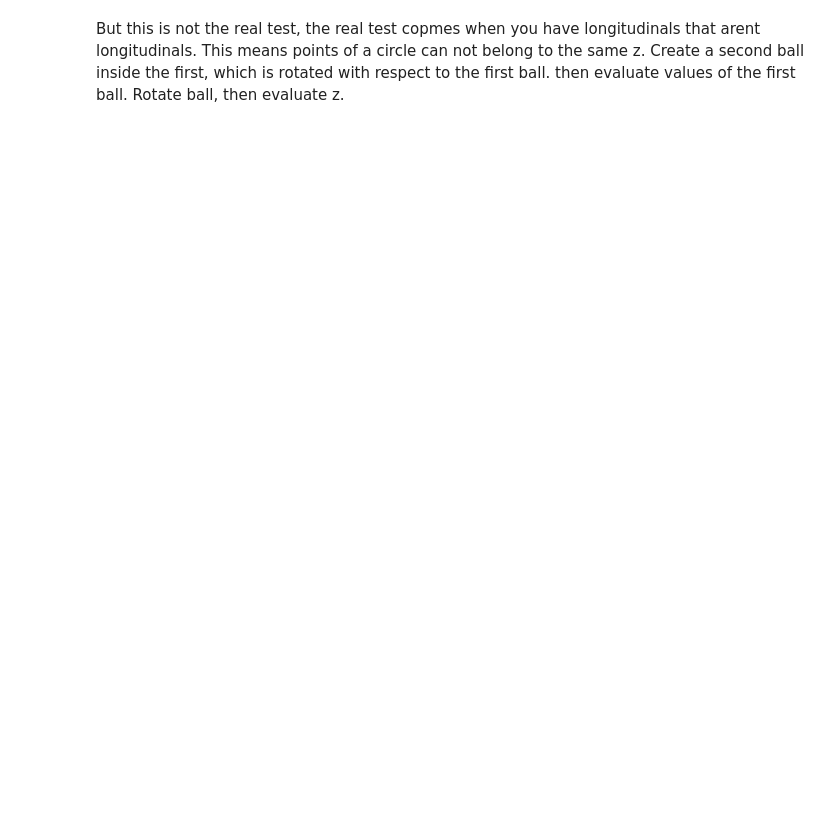
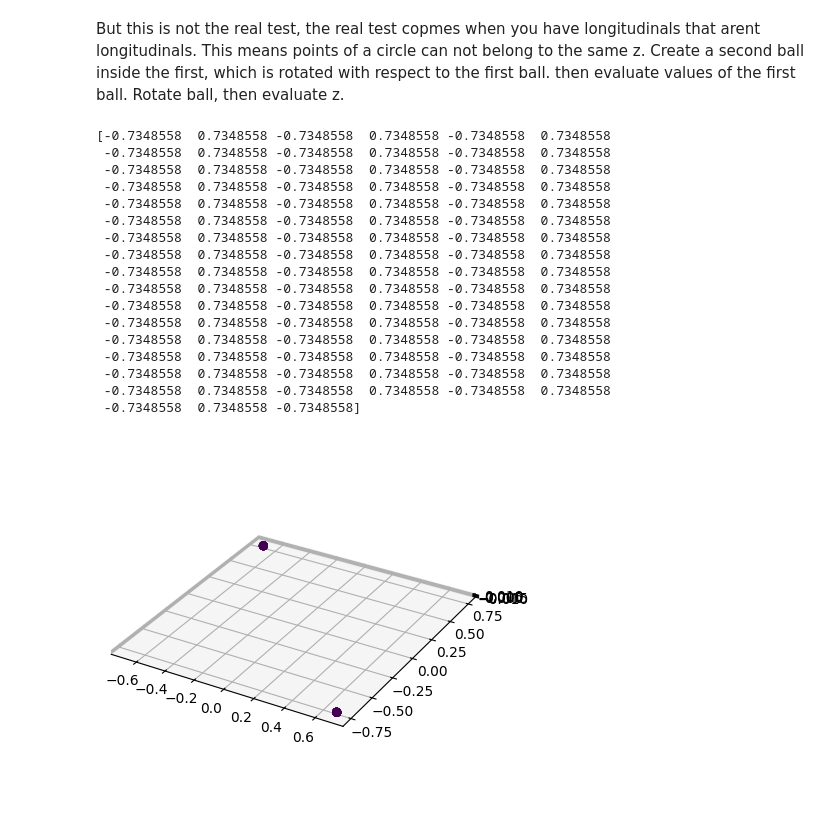
Before and after one commit to JannisErhard/PYSCF-Examples, a Jupyter notebook: Alignment/Plot_3D_With_Surfacevalue.ipynb, the cells around one changed output. Saved outputs shown, nothing was run; the diff lists cells and outputs as text; code cells hidden in the pictures; blank space fills up the shorter version.

```diff
--- a/Alignment/Plot_3D_With_Surfacevalue.ipynb
+++ b/Alignment/Plot_3D_With_Surfacevalue.ipynb
@@ -3,6 +3,17 @@ import numpy as np
 from mpl_toolkits.mplot3d import Axes3D
 # Axes3D import has side effects, it enables using projection='3d' in add_subplot
 import matplotlib.pyplot as plt
+# %%
+def find_similar(points):
+    similar = []
+    for j,point_j in enumerate(points.T):
+        similar_j = []
+        for i,point_i in enumerate(points.T):
+            if (math.isclose(point_i[3], point_j[3])):
+                if i != j:
+                    similar_j.append(i)
+        similar.append(similar_j)
+    return similar
 # %%
 
 def rotation_matrix_arbitrary_axis(axis, angle):
@@ -195,3 +206,41 @@ for j,point_j in enumerate(points.T):
 # %% [markdown]
 
 But this is not the real test, the real test copmes when you have longitudinals that arent  longitudinals. This means points of a circle can not belong to the same z. Create a second ball inside the first, which is rotated with respect to the first ball. then evaluate values of the first ball. Rotate ball, then evaluate z.
+# %%
+similar_points = find_similar(points)
+
+
+
+wiggers = []
+for i in similar_points[0]:
+    wiggers.append(points.T[i,:])
+wiggers = np.asarray(wiggers)
+
+print(wiggers[:,1])
+
+# 3D Plot
+fig = plt.figure()
+ax3D = fig.add_subplot(111, projection='3d')
+p3d = ax3D.scatter(wiggers[:,0], wiggers[:,1], wiggers[:,2], s=30, c=wiggers[:,3], marker='o')
+ax3D.set_aspect('equal')
+
+plt.show()
+# %% [output]
+[-0.7348558  0.7348558 -0.7348558  0.7348558 -0.7348558  0.7348558
+ -0.7348558  0.7348558 -0.7348558  0.7348558 -0.7348558  0.7348558
+ -0.7348558  0.7348558 -0.7348558  0.7348558 -0.7348558  0.7348558
+ -0.7348558  0.7348558 -0.7348558  0.7348558 -0.7348558  0.7348558
+ -0.7348558  0.7348558 -0.7348558  0.7348558 -0.7348558  0.7348558
+ -0.7348558  0.7348558 -0.7348558  0.7348558 -0.7348558  0.7348558
+ -0.7348558  0.7348558 -0.7348558  0.7348558 -0.7348558  0.7348558
+ -0.7348558  0.7348558 -0.7348558  0.7348558 -0.7348558  0.7348558
+ -0.7348558  0.7348558 -0.7348558  0.7348558 -0.7348558  0.7348558
+ -0.7348558  0.7348558 -0.7348558  0.7348558 -0.7348558  0.7348558
+ -0.7348558  0.7348558 -0.7348558  0.7348558 -0.7348558  0.7348558
+ -0.7348558  0.7348558 -0.7348558  0.7348558 -0.7348558  0.7348558
+ -0.7348558  0.7348558 -0.7348558  0.7348558 -0.7348558  0.7348558
+ -0.7348558  0.7348558 -0.7348558  0.7348558 -0.7348558  0.7348558
+ -0.7348558  0.7348558 -0.7348558  0.7348558 -0.7348558  0.7348558
+ -0.7348558  0.7348558 -0.7348558  0.7348558 -0.7348558  0.7348558
+ -0.7348558  0.7348558 -0.7348558]
+[figure, added]
```
Also changed, not shown: parts of 1 cell of this notebook, 1 other file.
